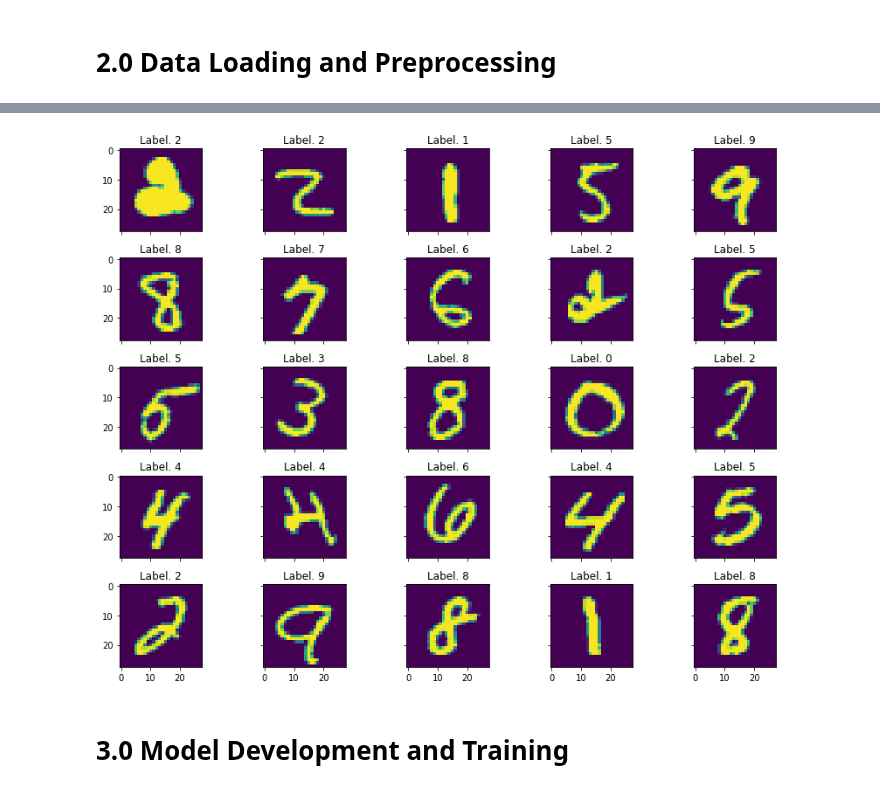
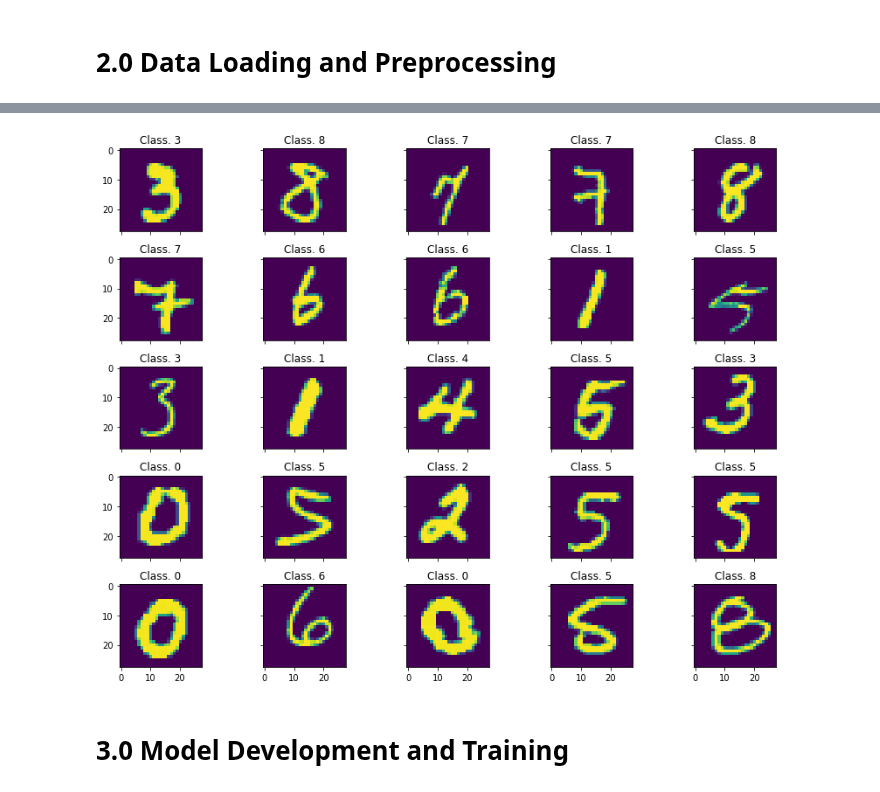
Before and after one commit to bosch-aisecurity-aishield/Reference-Implementations, a Jupyter notebook: Product_Taskpair_wise/Image_Classification/Extraction/Extraction_Reference_Implementation_MNIST.ipynb, the cells around one changed output, grey strips where cells are left out. Cells and saved outputs as stored; diff of their text form; code cells hidden in the pictures.

```diff
--- a/Product_Taskpair_wise/Image_Classification/Extraction/Extraction_Reference_Implementation_MNIST.ipynb
+++ b/Product_Taskpair_wise/Image_Classification/Extraction/Extraction_Reference_Implementation_MNIST.ipynb
@@ -87,23 +85,31 @@ shape of x_val: (6000, 28, 28)
 shape of y_val: (6000,)
-# %%
-'''
-Description: Visualize few random data sample
-'''
-rows=5
-
-random_indices=random.sample(range(X_train.shape[0]),rows*rows)
-sample_images=X_train[random_indices,:]
-sample_labels=y_train[random_indices]
-
-fig,axs=plt.subplots(nrows=rows,ncols=rows,figsize=(12,9),sharex=True,sharey=True)
-for i in range(rows*rows):
-    subplot_row=i // rows
-    subplot_col=i % rows
-    axs[subplot_row,subplot_col].imshow(sample_images[i,:])
-    axs[subplot_row,subplot_col].set_title("Label. %d" % sample_labels[i])
-plt.tight_layout()
-# %% [output]
-[figure, removed]
+# %%
+def plot(x, y=None, row: int = 2):
+    """
+    to visualize random sample
+    """
+    rows = row
+    random_indices = random.sample(range(x.shape[0]), rows * rows)
+    sample_images = x[random_indices, :]
+    if y is not None:
+        sample_labels = y[random_indices]
+
+    fig, axs = plt.subplots(nrows=rows, ncols=rows, figsize=(12, 9), sharex=True, sharey=True)
+    for i in range(rows * rows):
+        subplot_row = i // rows
+        subplot_col = i % rows
+        axs[subplot_row, subplot_col].imshow(sample_images[i, :])
+        if y is not None:
+            axs[subplot_row, subplot_col].set_title("Class. %d" % sample_labels[i])
+    plt.tight_layout()
+    plt.show()
+# %%
+"""
+Description: visualize data
+"""
+plot(X_train, y_train, row=5)
+# %% [output]
+[figure, added]
 # %%
 '''
 Description : Set num_classes and input shape
```
Also changed, not shown: parts of 20 cells of this notebook, 1 other file.
